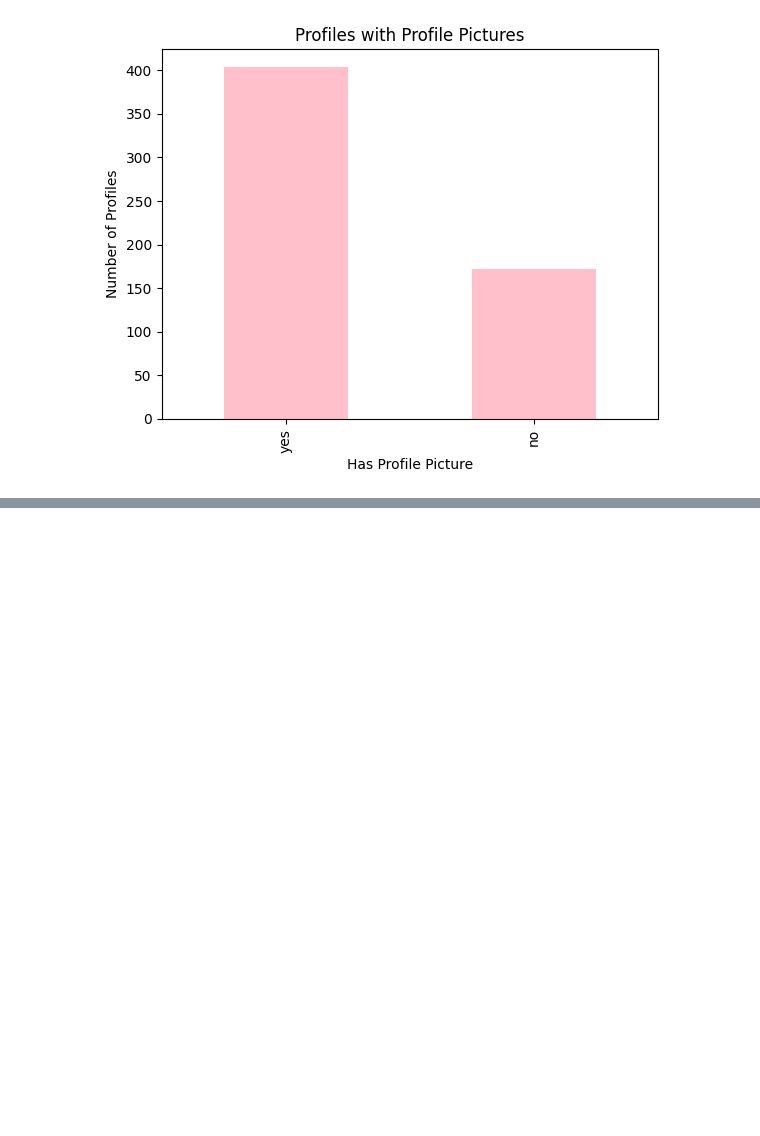
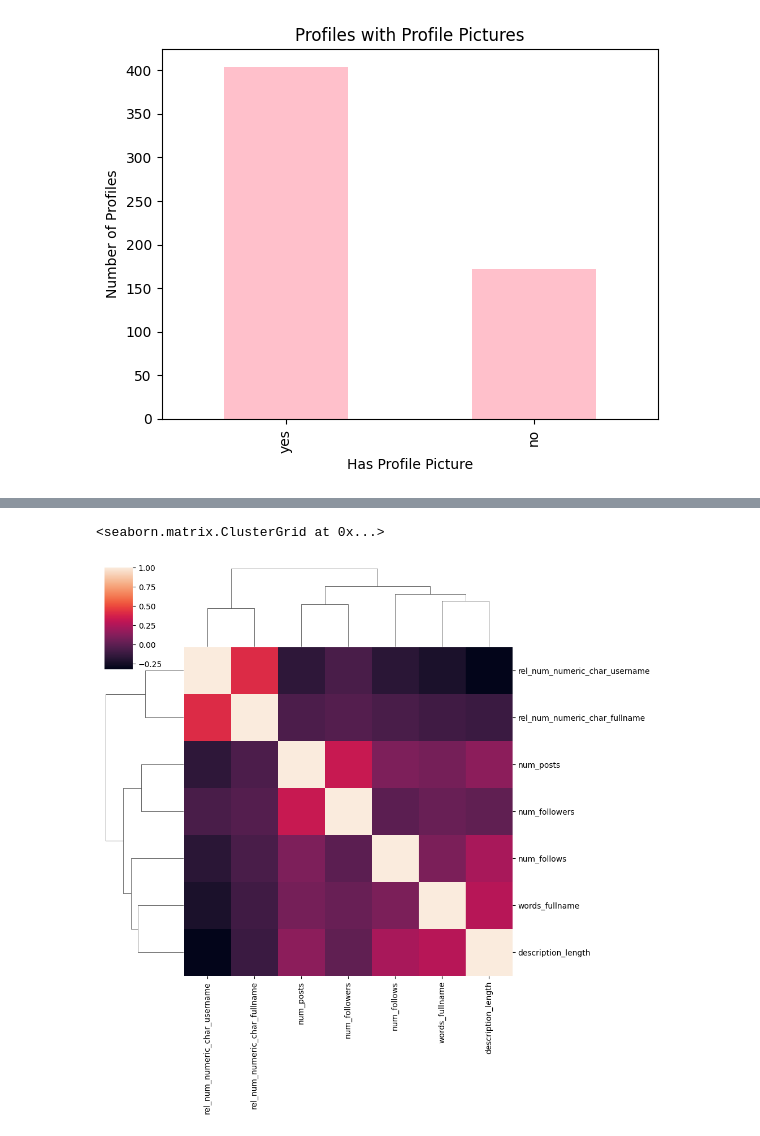
Before and after one commit to leaannadsr/data-science-SS25, a Jupyter notebook: code/lektion_02.ipynb, the cells around one changed output, grey strips where cells are left out. Cells and saved outputs as stored; diff of their text form; code cells hidden in the pictures; blank space fills up the shorter version.

```diff
--- a/code/lektion_02.ipynb
+++ b/code/lektion_02.ipynb
@@ -348,0 +360,9 @@ data["profile_pic"].value_counts().plot(
+# %%
+clustermap(
+    data.select_dtypes(include="number").corr(),
+    )
+# clustermap ist eine erweiterte Version des heatmaps, die die Daten nach Ähnlichkeit gruppiert
+# ähnliche Spalten werden zusammengefasst und die Reihenfolge der Spalten wird angepasst
+# %% [output]
+<seaborn.matrix.ClusterGrid at 0x...>
+[figure, added]
```
Also changed, not shown: parts of 5 cells of this notebook.
